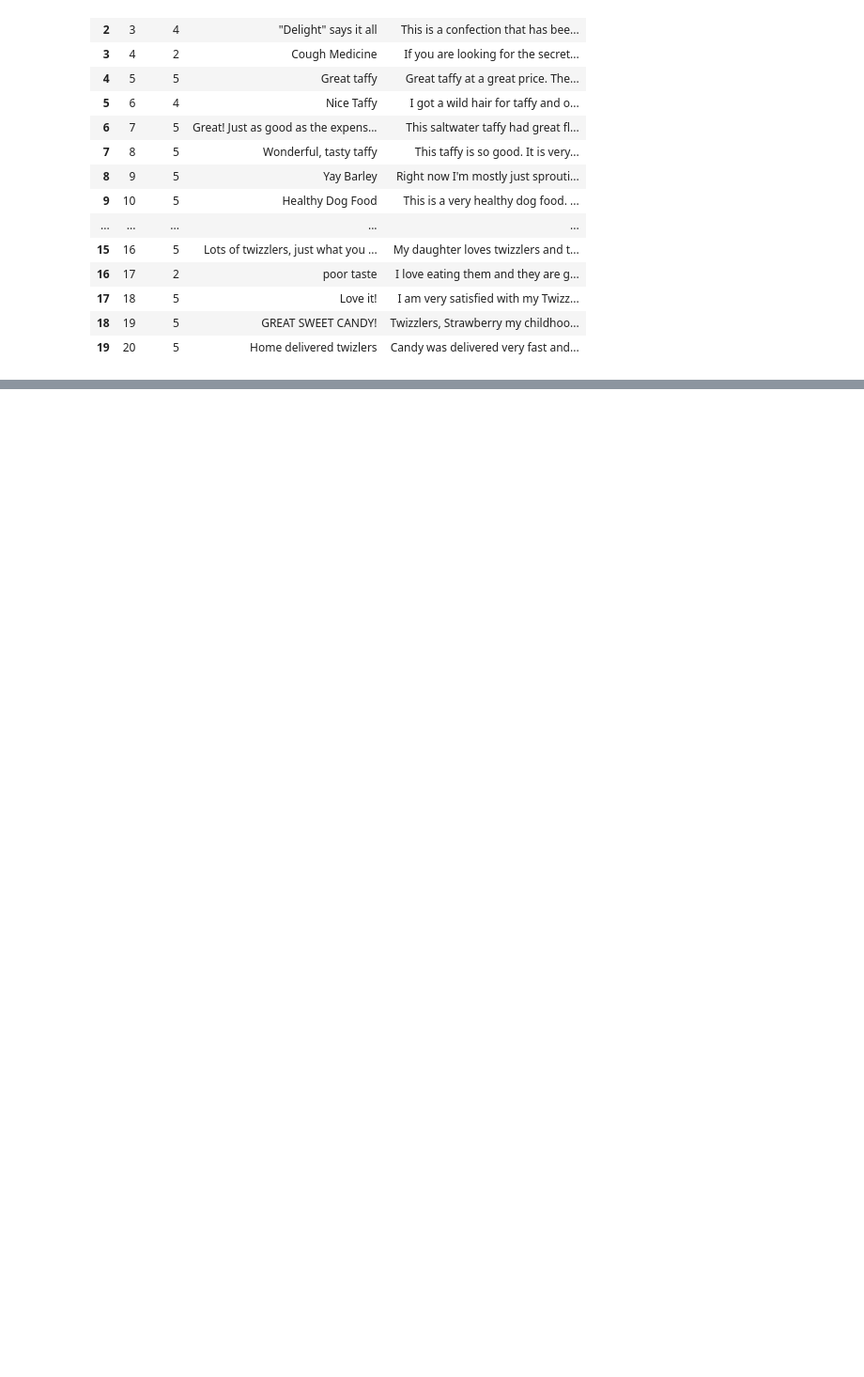
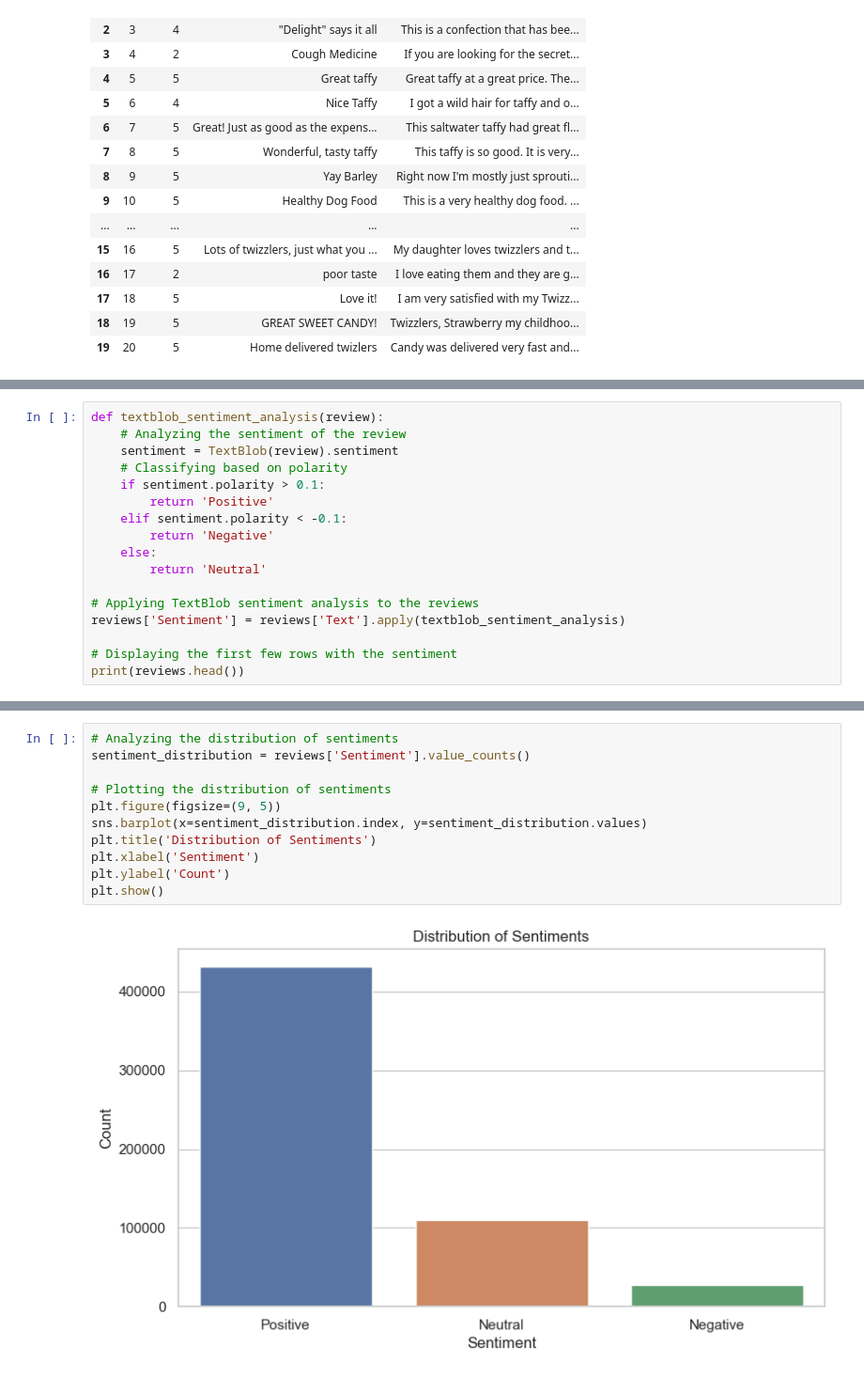
Before and after one commit to lenasarien/PFE-M2-DA, a Jupyter notebook: notebooks/Analyse_sentiments.ipynb, the cells around one changed output, grey strips where cells are left out. Shown at 94% size. Saved outputs shown, nothing was run; the diff lists cells and outputs as text; blank space fills up the shorter version.

```diff
--- a/notebooks/Analyse_sentiments.ipynb
+++ b/notebooks/Analyse_sentiments.ipynb
@@ -57,0 +91,17 @@ reviews.head(20)
+# %%
+def textblob_sentiment_analysis(review):
+    # Analyzing the sentiment of the review
+    sentiment = TextBlob(review).sentiment
+    # Classifying based on polarity
+    if sentiment.polarity > 0.1:
+        return 'Positive'
+    elif sentiment.polarity < -0.1:
+        return 'Negative'
+    else:
+        return 'Neutral'
+
+# Applying TextBlob sentiment analysis to the reviews
+reviews['Sentiment'] = reviews['Text'].apply(textblob_sentiment_analysis)
+
+# Displaying the first few rows with the sentiment
+print(reviews.head())
@@ -57,0 +147,13 @@ reviews.head(20)
+# %%
+# Analyzing the distribution of sentiments
+sentiment_distribution = reviews['Sentiment'].value_counts()
+
+# Plotting the distribution of sentiments
+plt.figure(figsize=(9, 5))
+sns.barplot(x=sentiment_distribution.index, y=sentiment_distribution.values)
+plt.title('Distribution of Sentiments')
+plt.xlabel('Sentiment')
+plt.ylabel('Count')
+plt.show()
+# %% [output]
+[figure, added]
```
Also changed, not shown: parts of 8 cells of this notebook.
